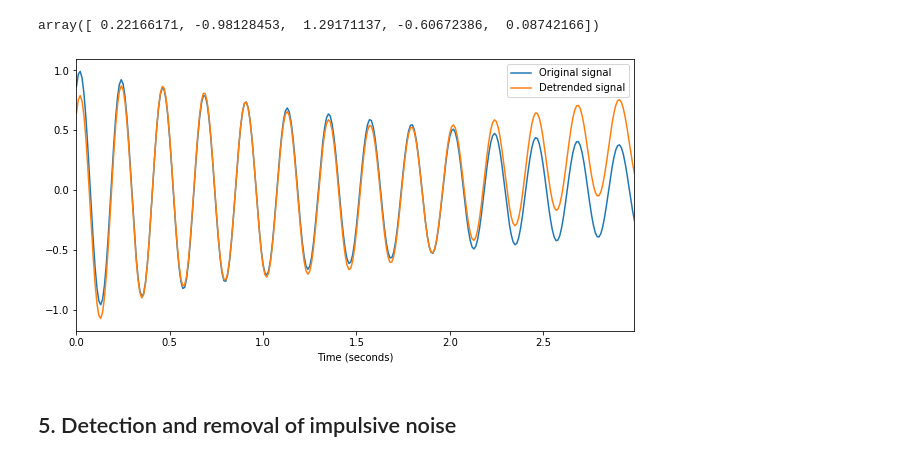
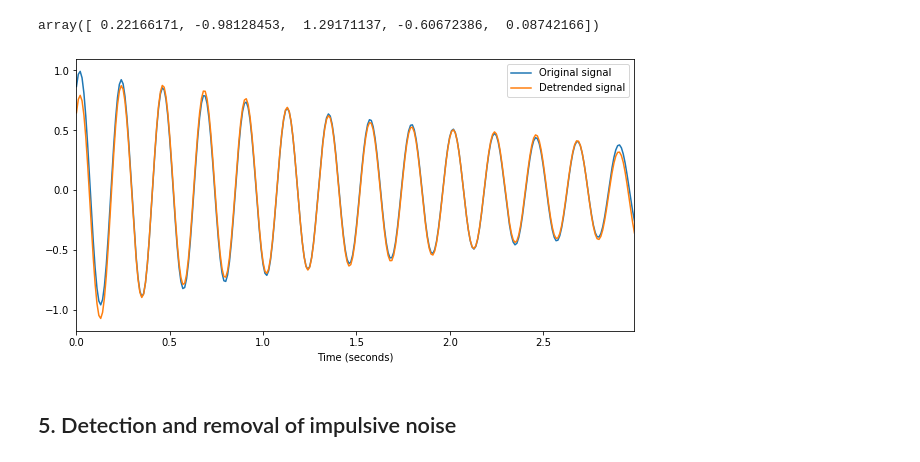
Before and after one commit to oudre/parcoursIA, a Jupyter notebook: Session5.ipynb, the cells around one changed output. Saved outputs shown, nothing was run; the diff lists cells and outputs as text; code cells hidden in the pictures.

```diff
--- a/Session5.ipynb
+++ b/Session5.ipynb
@@ -145,13 +145,13 @@ array([ 0.22166171, -0.98128453,  1.29171137, -0.60672386,  0.08742166])
 # %%
 x2_hat=np.dot(D,alpha); #Reconstruction
 plt.plot(t,x)
-plt.plot(t,x-x2_hat)
+plt.plot(t,y2-x2_hat)
 plt.xlim((0,(N-1)/Fs))
 plt.xlabel('Time (seconds)')
 plt.legend(('Original signal', 'Detrended signal'))
 plt.show()
 # %% [output]
-[figure, old version]
+[figure, new version]
 # %% [markdown]
 ## 5. Detection and removal of impulsive noise
 # %% [markdown]
```
Also changed, not shown: parts of 4 cells of this notebook, 8 other files.
